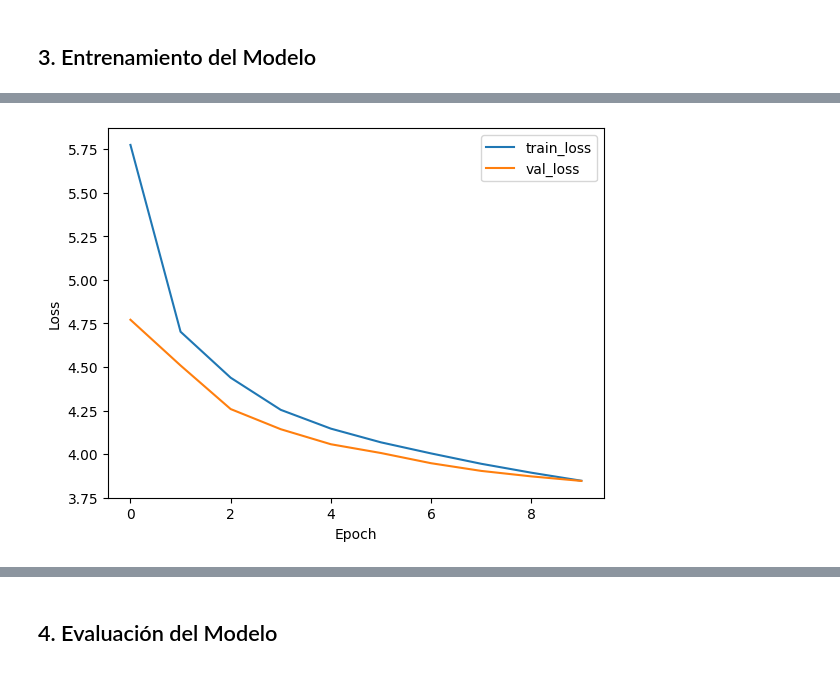
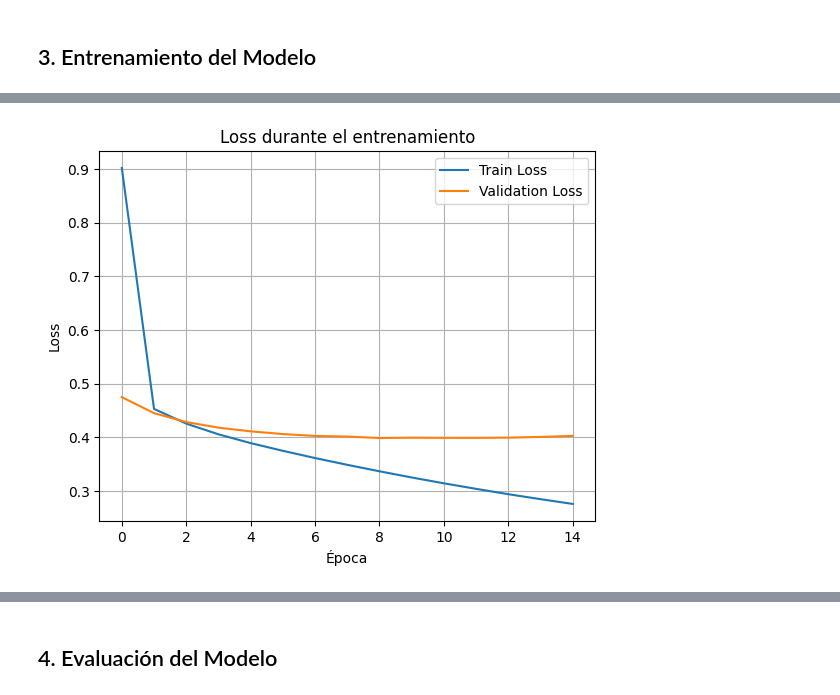
Before and after one commit to OdysseyAngelo/DL, a Jupyter notebook: Base_Estructura_EA3_Transformer_NLP_alumnos.ipynb, the cells around one changed output, grey strips where cells are left out. Cells and saved outputs as stored; diff of their text form; code cells hidden in the pictures.

```diff
--- a/Base_Estructura_EA3_Transformer_NLP_alumnos.ipynb
+++ b/Base_Estructura_EA3_Transformer_NLP_alumnos.ipynb
@@ -239,0 +260,8 @@ val_ds = (
+# %%
+# Convertir a secuencias
+train_input_seqs = tokenizer.texts_to_sequences(train_inputs)
+train_target_seqs = tokenizer.texts_to_sequences(train_targets)
+val_input_seqs = tokenizer.texts_to_sequences(val_inputs)
+val_target_seqs = tokenizer.texts_to_sequences(val_targets)
+test_input_seqs = tokenizer.texts_to_sequences(test_inputs)
+test_target_seqs = tokenizer.texts_to_sequences(test_targets)
@@ -266,0 +342,5 @@ class PositionalEncoding(layers.Layer):
+# %%
+# Crear datasets con s2s
+train_ds = make_seq2seq_dataset(train_input_seqs, train_target_seqs, BATCH_SIZE, shuffle=True)
+val_ds = make_seq2seq_dataset(val_input_seqs, val_target_seqs, BATCH_SIZE)
+test_ds = make_seq2seq_dataset(test_input_seqs, test_target_seqs, BATCH_SIZE)
@@ -436,0 +485,13 @@ Model: "transformer"
+# %%
+# crear el modelo
+model = create_transformer_model()
+
+# Compilar modelo
+model.compile(
+    optimizer=tf.keras.optimizers.Adam(learning_rate=0.0001),
+    loss='sparse_categorical_crossentropy',
+    metrics=['accuracy']
+)
+
+# Mostrar resumen del modelo
+model.summary()
@@ -474,0 +522,8 @@ Epoch 10/10
+# %%
+# Entrenar el modelo
+print("\n=== ENTRENANDO MODELO ===")
+history = model.fit(
+    train_ds,
+    epochs=15,
+    validation_data=val_ds
+)
@@ -475,10 +548,11 @@ Epoch 10/10
 # %%
-# Graficar pérdida
-plt.plot(history.history['loss'], label='train_loss')
-plt.plot(history.history['val_loss'], label='val_loss')
-plt.xlabel('Epoch')
+plt.plot(history.history['loss'], label='Train Loss')
+plt.plot(history.history['val_loss'], label='Validation Loss')
+plt.xlabel('Época')
 plt.ylabel('Loss')
+plt.title('Loss durante el entrenamiento')
 plt.legend()
+plt.grid(True)
 plt.show()
 # %% [output]
-[figure, old version]
+[figure, new version]
```
Also changed, not shown: parts of 59 cells of this notebook.
